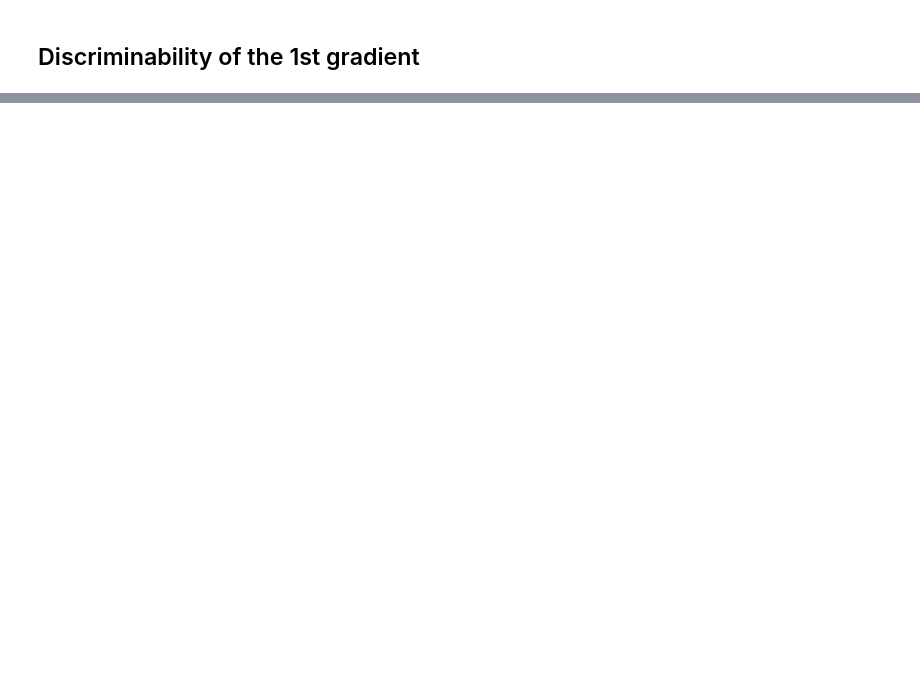
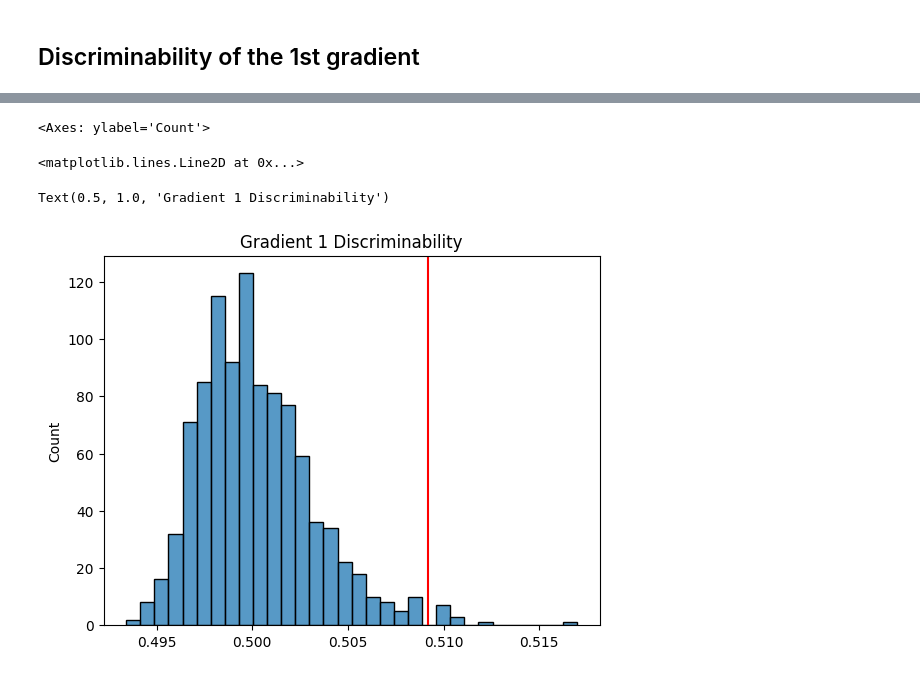
Before and after one commit to victoris93/feature-selection-scz, a Jupyter notebook: discriminability.ipynb, the cells around one changed output, grey strips where cells are left out. Drawn from its saved outputs; the diff is of its cells as text; code cells hidden in the pictures; blank space fills up the shorter version.

```diff
--- a/discriminability.ipynb
+++ b/discriminability.ipynb
@@ -154,7 +170,6 @@ plot_hemispheres(surf_lh, surf_rh, array_name=grad_mapped_ses1, size=(1200, 600)
 # %%
-subject = '103414'
-surf_lh, surf_rh = load_conte69()
 
-plot_hemispheres(surf_lh, surf_rh, array_name=grad_mapped_ses2, size=(1200, 600), cmap='viridis',
-                 color_bar=True, label_text=['Grad1', 'Grad2', 'Grad3'], zoom=1.5, embed_nb = True)
+
+plot_hemispheres(surf_lh, surf_rh, array_name=grad_mapped_ses2, size=(1200, 800), cmap='viridis',
+                 color_bar=True, label_text=['Grad1', 'Grad2', 'Grad3', 'Grad4'], zoom=1.5, embed_nb = True)
 # %% [output]
@@ -163,0 +197,18 @@ plot_hemispheres(surf_lh, surf_rh, array_name=grad_mapped_ses2, size=(1200, 600)
+# %%
+ses_labels = np.concatenate([np.zeros(len(hcp_subjects)), np.ones(len(hcp_subjects))], axis=0)
+grad1_ses1 = np.stack([np.load(f'{path}/{subject}/func/aligned_4gradients_ses1_{subject}_schaefer1000.npy')[:, 0] for subject in hcp_subjects])
+grad1_ses2 = np.stack([np.load(f'{path}/{subject}/func/aligned_4gradients_ses2_{subject}_schaefer1000.npy')[:, 0] for subject in hcp_subjects])
+
+grad2_ses1 = np.stack([np.load(f'{path}/{subject}/func/aligned_4gradients_ses1_{subject}_schaefer1000.npy')[:, 1] for subject in hcp_subjects])
+grad2_ses2 = np.stack([np.load(f'{path}/{subject}/func/aligned_4gradients_ses2_{subject}_schaefer1000.npy')[:, 1] for subject in hcp_subjects])
+
+grad3_ses1 = np.stack([np.load(f'{path}/{subject}/func/aligned_4gradients_ses1_{subject}_schaefer1000.npy')[:, 2] for subject in hcp_subjects])
+grad3_ses2 = np.stack([np.load(f'{path}/{subject}/func/aligned_4gradients_ses2_{subject}_schaefer1000.npy')[:, 2] for subject in hcp_subjects])
+
+grad4_ses1 = np.stack([np.load(f'{path}/{subject}/func/aligned_4gradients_ses1_{subject}_schaefer1000.npy')[:, 3] for subject in hcp_subjects])
+grad4_ses2 = np.stack([np.load(f'{path}/{subject}/func/aligned_4gradients_ses2_{subject}_schaefer1000.npy')[:, 3] for subject in hcp_subjects])
+
+grad1 = np.row_stack((grad1_ses1, grad1_ses2))
+grad2 = np.row_stack((grad2_ses1, grad2_ses2))
+grad3 = np.row_stack((grad3_ses1, grad3_ses2))
+grad4 = np.row_stack((grad4_ses1, grad4_ses2))
@@ -163,0 +219,5 @@ plot_hemispheres(surf_lh, surf_rh, array_name=grad_mapped_ses2, size=(1200, 600)
+# %%
+grad_discrim=[]
+for grad in [grad1, grad2, grad3, grad4]:
+    discrim = DiscrimOneSample().test(grad, ses_labels, workers=-1)
+    grad_discrim.append(discrim)
@@ -163,0 +244,9 @@ plot_hemispheres(surf_lh, surf_rh, array_name=grad_mapped_ses2, size=(1200, 600)
+# %%
+sns.histplot(grad_discrim[0][2])
+plt.axvline(x = grad_discrim[0][0], c = "red")
+plt.title("Gradient 1 Discriminability")
+# %% [output]
+<Axes: ylabel='Count'>
+<matplotlib.lines.Line2D at 0x...>
+Text(0.5, 1.0, 'Gradient 1 Discriminability')
+[figure, added]
```
Also changed, not shown: parts of 50 cells of this notebook.
